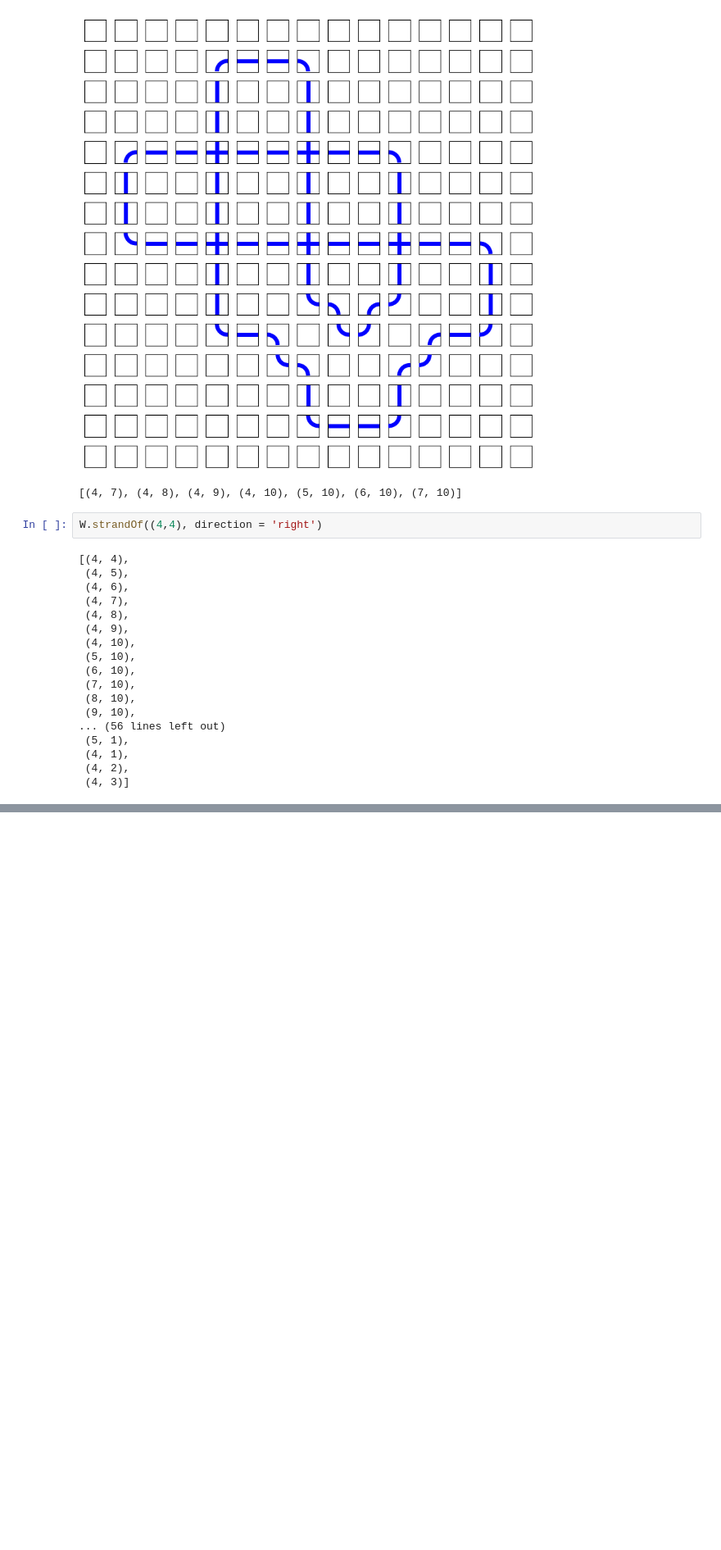
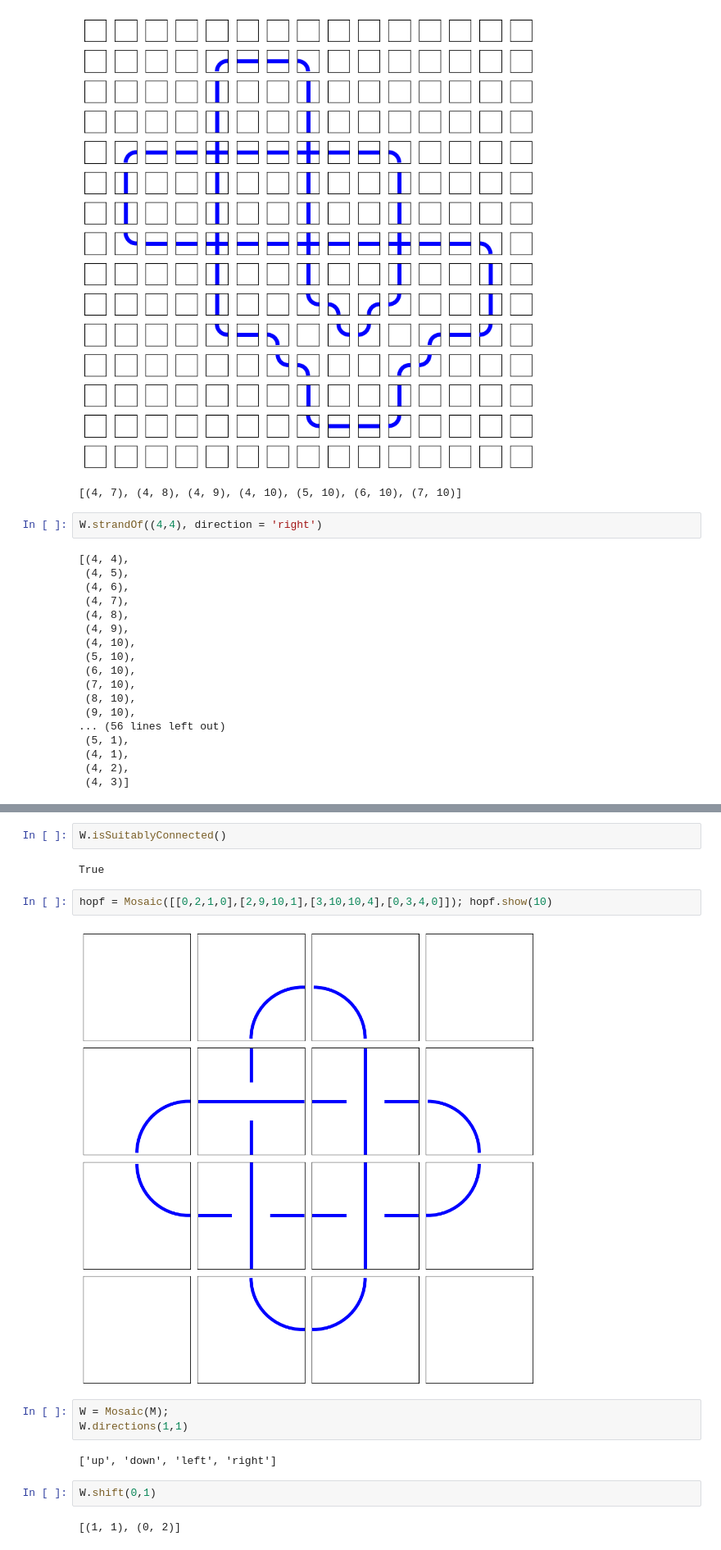
Before and after one commit to andrew-tawfeek/wild_knots, a Jupyter notebook: Notebook_Testing.ipynb, the cells around one changed output, grey strips where cells are left out. Shown at 82% size. Saved outputs shown, nothing was run; the diff lists cells and outputs as text; blank space fills up the shorter version.

```diff
--- a/Notebook_Testing.ipynb
+++ b/Notebook_Testing.ipynb
@@ -44,0 +48,17 @@ W.strandOf((4,4), direction = 'right')
+# %%
+W.isSuitablyConnected()
+# %% [output]
+True
+# %%
+hopf = Mosaic([[0,2,1,0],[2,9,10,1],[3,10,10,4],[0,3,4,0]]); hopf.show(10)
+# %% [output]
+[figure, added]
+# %%
+W = Mosaic(M);
+W.directions(1,1)
+# %% [output]
+['up', 'down', 'left', 'right']
+# %%
+W.shift(0,1)
+# %% [output]
+[(1, 1), (0, 2)]
```
Also changed, not shown: parts of 4 cells of this notebook, 1 other file.
